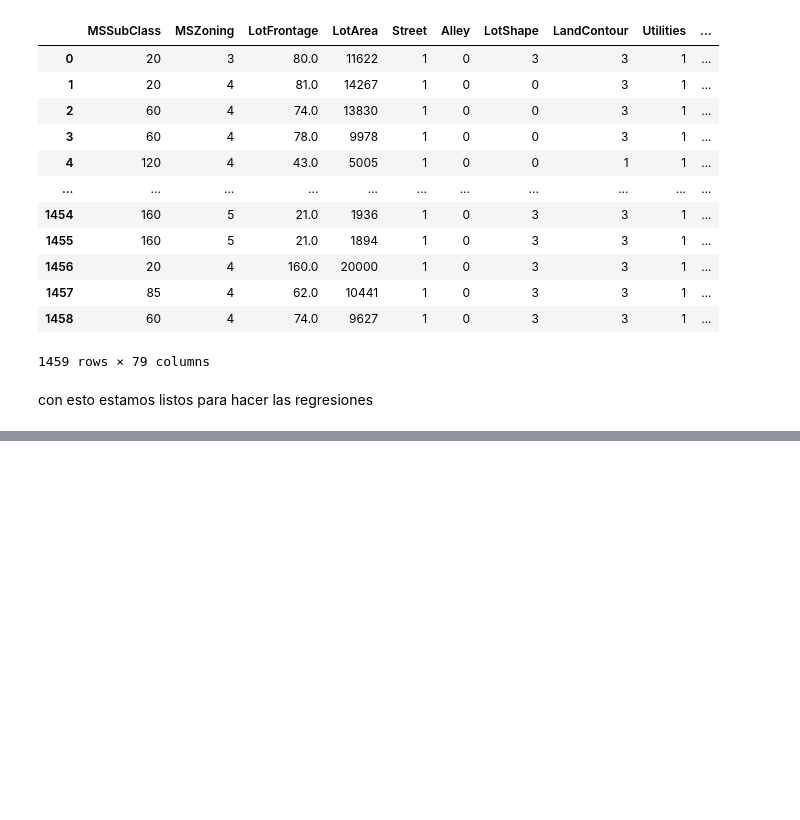
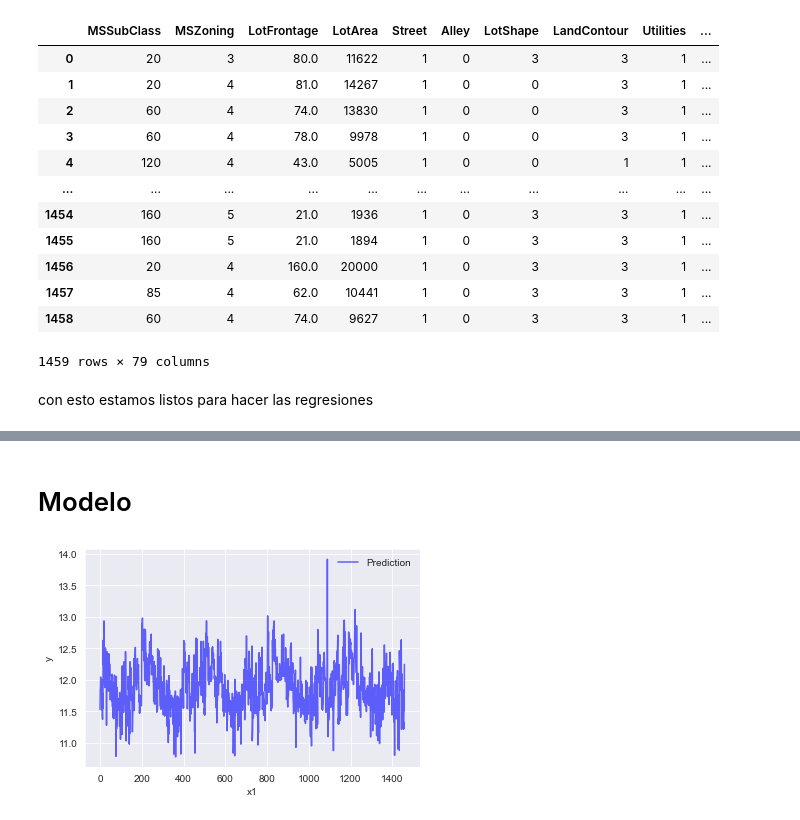
Before and after one commit to 8kta/MLHMW1, a Jupyter notebook: Proyecto.ipynb, the cells around one changed output, grey strips where cells are left out. Saved outputs shown, nothing was run; the diff lists cells and outputs as text; code cells hidden in the pictures; blank space fills up the shorter version.

```diff
--- a/Proyecto.ipynb
+++ b/Proyecto.ipynb
@@ -161,0 +196,12 @@ con esto estamos listos para hacer las regresiones
+# %% [markdown]
+# Modelo
+# %%
+rm = Ridge(alpha=0.5)
+rm.fit(train, precios)
+plt.plot(test.index, rm.predict(test),'b',alpha=0.6, label='Prediction')
+plt.legend(loc='best', frameon=False)
+plt.xlabel('x1')
+plt.ylabel('y')
+plt.show()
+# %% [output]
+[figure, added]
```
Also changed, not shown: parts of 7 cells of this notebook.
